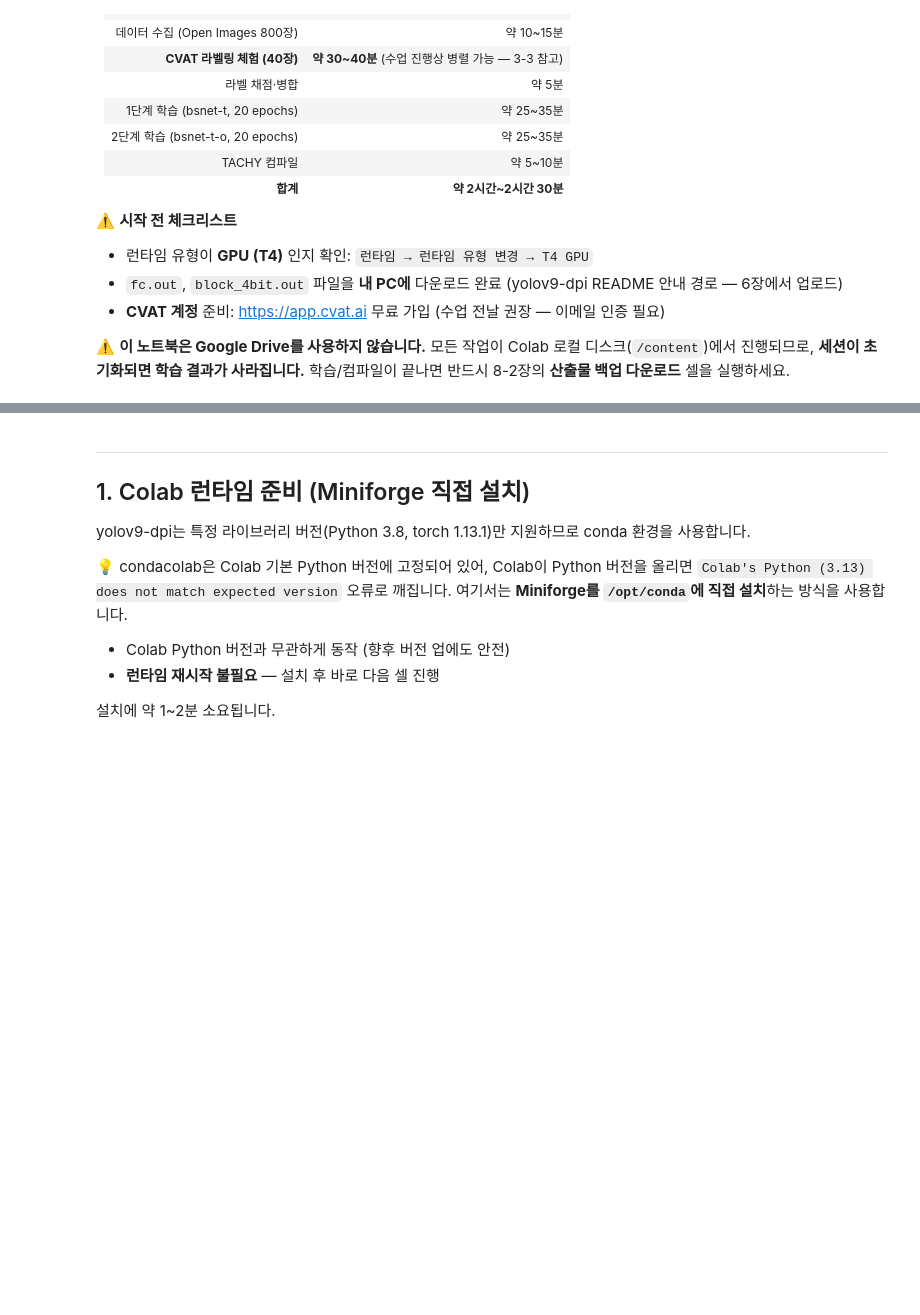
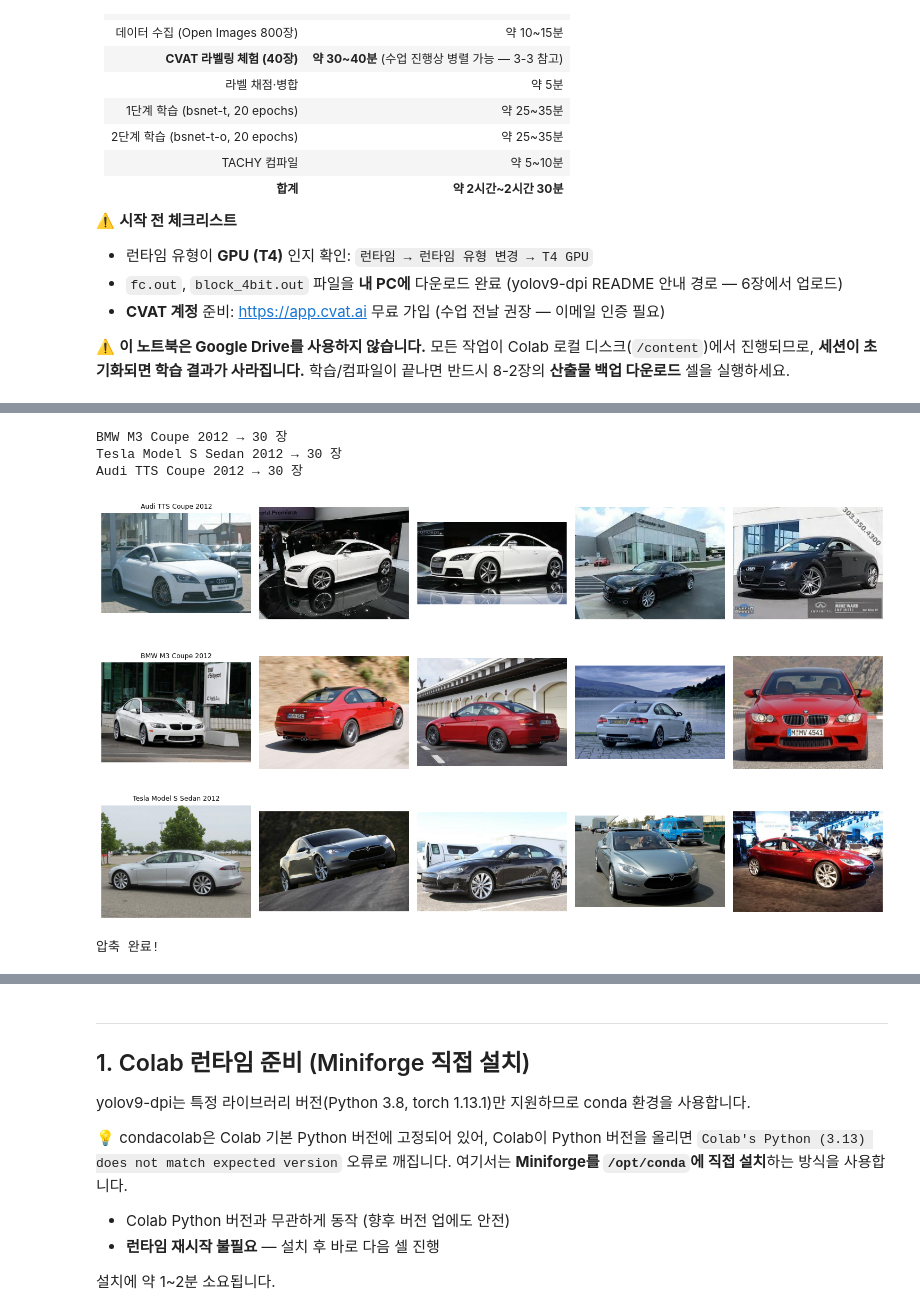
Before and after one commit to imguru-mooc/AI_NPU, a Jupyter notebook: day4/9_vehicles5_cvat_dpi_practice.ipynb, the cells around one changed output, grey strips where cells are left out. Cells and saved outputs as stored; diff of their text form; code cells hidden in the pictures; blank space fills up the shorter version.

```diff
--- a/day4/9_vehicles5_cvat_dpi_practice.ipynb
+++ b/day4/9_vehicles5_cvat_dpi_practice.ipynb
@@ -41,0 +160,75 @@
+# %%
+# 6. 폴더별 이미지 개수 확인
+
+for folder in os.listdir(OUTPUT_DIR):
+
+    folder_path = os.path.join(OUTPUT_DIR, folder)
+
+    if os.path.isdir(folder_path):
+
+        files = os.listdir(folder_path)
+
+        print(
+            folder,
+            "→",
+            len(files),
+            "장"
+        )
+# %% [output]
+BMW M3 Coupe 2012 → 30 장
+Tesla Model S Sedan 2012 → 30 장
+Audi TTS Coupe 2012 → 30 장
+# %%
+# 7. 저장된 자동차 이미지 확인
+
+import matplotlib.pyplot as plt
+from PIL import Image
+
+fig, axes = plt.subplots(
+    len(selected_classes),
+    5,
+    figsize=(15, 9)
+)
+
+for row, class_name in enumerate(selected_classes):
+
+    folder = os.path.join(
+        OUTPUT_DIR,
+        safe_folder_name(class_name)
+    )
+
+    image_files = sorted(os.listdir(folder))[:5]
+
+    for col, file_name in enumerate(image_files):
+
+        image_path = os.path.join(folder, file_name)
+
+        img = Image.open(image_path)
+
+        axes[row, col].imshow(img)
+        axes[row, col].axis("off")
+
+        if col == 0:
+            axes[row, col].set_title(
+                class_name,
+                fontsize=9
+            )
+
+plt.tight_layout()
+plt.show()
+# %% [output]
+[figure, added]
+# %%
+# 8. 전체 데이터셋 ZIP 압축
+
+import shutil
+
+shutil.make_archive(
+    "/content/stanford_cars_3classes",
+    "zip",
+    OUTPUT_DIR
+)
+
+print("압축 완료!")
+# %% [output]
+압축 완료!
```
Also changed, not shown: parts of 5 cells of this notebook.
